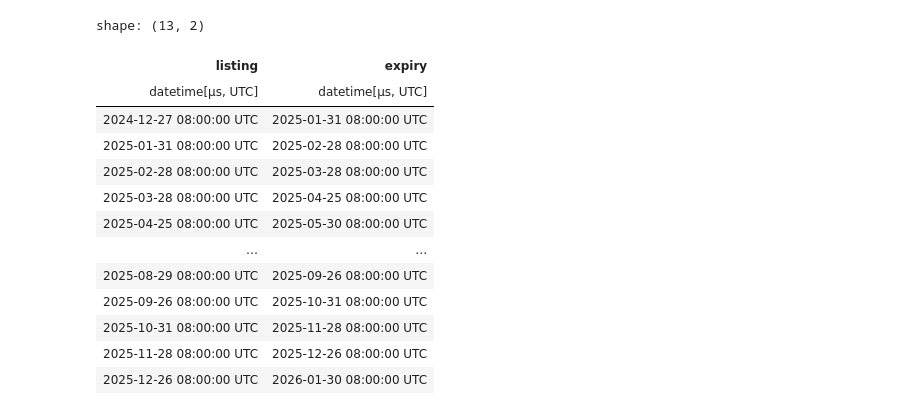
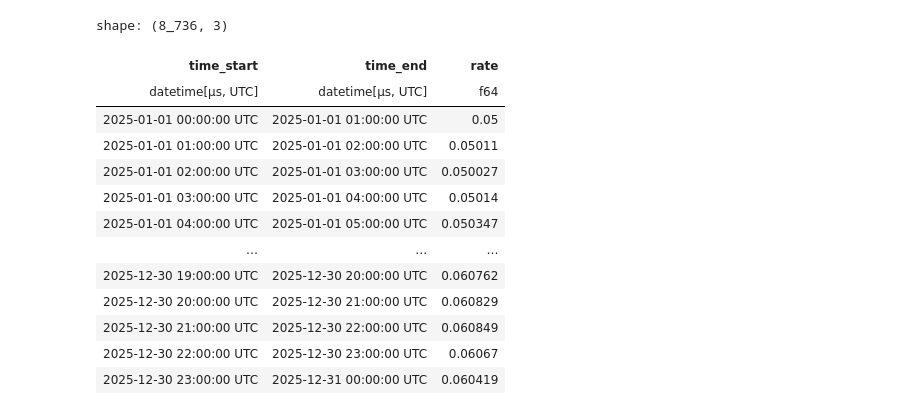
Before and after one commit to andrewchen0028/cc, a Jupyter notebook: packages/sandbox/samplers.ipynb, the cells around one changed output. Drawn from its saved outputs; the diff is of its cells as text; code cells hidden in the pictures.

```diff
--- a/packages/sandbox/samplers.ipynb
+++ b/packages/sandbox/samplers.ipynb
@@ -65,21 +19,21 @@ def _get_option_listings_and_expiries(
-# %%
-listings_and_expiries = _get_option_listings_and_expiries(t0, tf, monthly)
-listings_and_expiries
-# %% [output]
-shape: (13, 2)
-| listing | expiry |
-| datetime[μs, UTC] | datetime[μs, UTC] |
-| 2024-12-27 08:00:00 UTC | 2025-01-31 08:00:00 UTC |
-| 2025-01-31 08:00:00 UTC | 2025-02-28 08:00:00 UTC |
-| 2025-02-28 08:00:00 UTC | 2025-03-28 08:00:00 UTC |
-| 2025-03-28 08:00:00 UTC | 2025-04-25 08:00:00 UTC |
-| 2025-04-25 08:00:00 UTC | 2025-05-30 08:00:00 UTC |
-| … | … |
-| 2025-08-29 08:00:00 UTC | 2025-09-26 08:00:00 UTC |
-| 2025-09-26 08:00:00 UTC | 2025-10-31 08:00:00 UTC |
-| 2025-10-31 08:00:00 UTC | 2025-11-28 08:00:00 UTC |
-| 2025-11-28 08:00:00 UTC | 2025-12-26 08:00:00 UTC |
-| 2025-12-26 08:00:00 UTC | 2026-01-30 08:00:00 UTC |
+# %%
+path_rate = samplers.get_path_rate(t0, tf, dt)
+path_rate.collect()
+# %% [output]
+shape: (8_736, 3)
+| time_start | time_end | rate |
+| datetime[μs, UTC] | datetime[μs, UTC] | f64 |
+| 2025-01-01 00:00:00 UTC | 2025-01-01 01:00:00 UTC | 0.05 |
+| 2025-01-01 01:00:00 UTC | 2025-01-01 02:00:00 UTC | 0.05011 |
+| 2025-01-01 02:00:00 UTC | 2025-01-01 03:00:00 UTC | 0.050027 |
+| 2025-01-01 03:00:00 UTC | 2025-01-01 04:00:00 UTC | 0.05014 |
+| 2025-01-01 04:00:00 UTC | 2025-01-01 05:00:00 UTC | 0.050347 |
+| … | … | … |
+| 2025-12-30 19:00:00 UTC | 2025-12-30 20:00:00 UTC | 0.060762 |
+| 2025-12-30 20:00:00 UTC | 2025-12-30 21:00:00 UTC | 0.060829 |
+| 2025-12-30 21:00:00 UTC | 2025-12-30 22:00:00 UTC | 0.060849 |
+| 2025-12-30 22:00:00 UTC | 2025-12-30 23:00:00 UTC | 0.06067 |
+| 2025-12-30 23:00:00 UTC | 2025-12-31 00:00:00 UTC | 0.060419 |
 # %%
 paths_mark = samplers.get_paths_mark(t0, tf, dt)
 paths_mark.collect()
```
Also changed, not shown: parts of 15 cells of this notebook, 2 other files.
